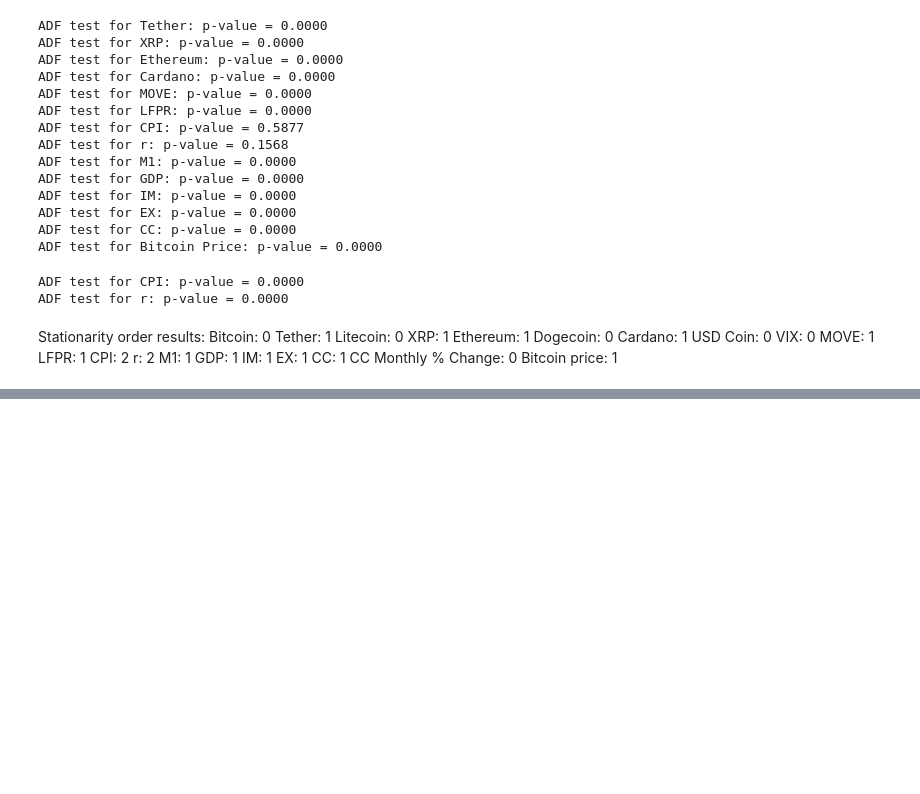
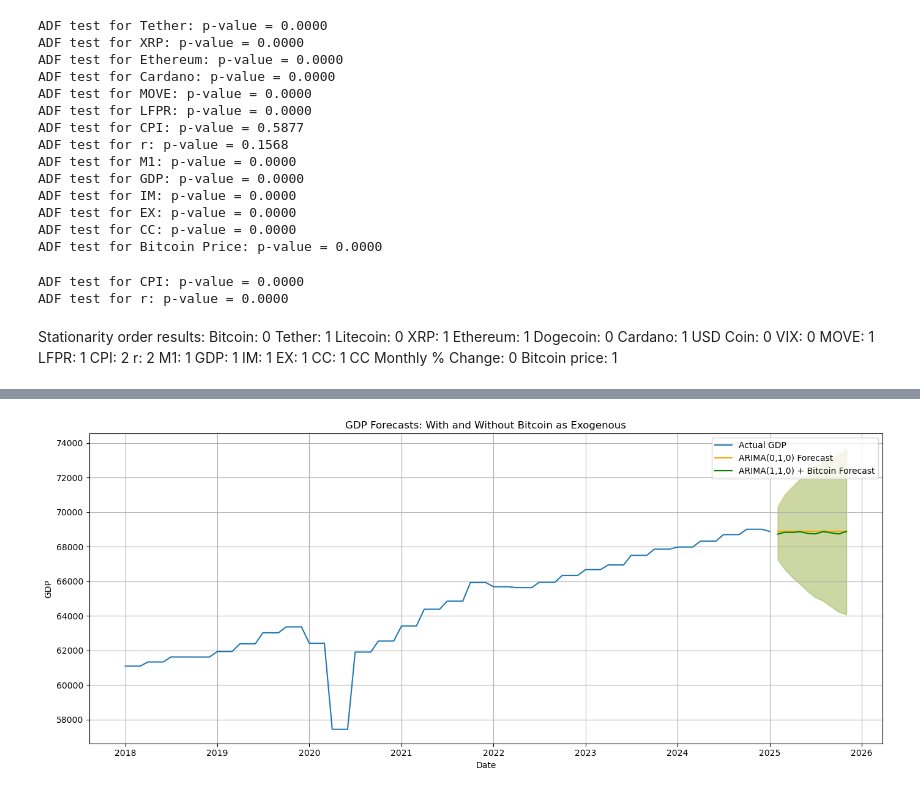
Before and after one commit to tianyishen701/CryptoMacroecon-Prediction-CSUREMM, a Jupyter notebook: Differencing Determination.ipynb, the cells around one changed output, grey strips where cells are left out. Drawn from its saved outputs; the diff is of its cells as text; code cells hidden in the pictures; blank space fills up the shorter version.

```diff
--- a/Differencing Determination.ipynb
+++ b/Differencing Determination.ipynb
@@ -137,0 +163,48 @@ var_data = df[var_columns].dropna()
+# %%
+import matplotlib.pyplot as plt
+from statsmodels.tsa.arima.model import ARIMA
+
+# --- 1. Prepare data ---
+df['D1_GDP'] = df['GDP'].diff()
+df['D1_Bitcoin'] = df['Bitcoin'].diff()
+df_clean = df.dropna(subset=['D1_GDP', 'D1_Bitcoin'])
+
+# --- 2. Fit ARIMA(0,1,0) GDP only ---
+model_gdp = ARIMA(df_clean['GDP'], order=(0,1,0))
+results_gdp = model_gdp.fit()
+
+# --- 3. Fit ARIMA(1,1,0) GDP with Bitcoin as exog ---
+model_gdp_exog = ARIMA(df_clean['GDP'], order=(1,1,0), exog=df_clean[['D1_Bitcoin']])
+results_gdp_exog = model_gdp_exog.fit()
+
+# --- 4. Forecast ahead (same horizon) ---
+n_forecast = 10
+
+forecast_gdp = results_gdp.get_forecast(steps=n_forecast)
+forecast_gdp_exog = results_gdp_exog.get_forecast(steps=n_forecast, exog=df_clean[['D1_Bitcoin']].iloc[-n_forecast:])
+
+# --- 5. Plotting ---
+plt.figure(figsize=(14,6))
+plt.plot(df_clean.index, df_clean['GDP'], label='Actual GDP')
+
+# GDP-only forecast
+plt.plot(forecast_gdp.predicted_mean.index, forecast_gdp.predicted_mean, label='ARIMA(0,1,0) Forecast', color='orange')
+plt.fill_between(forecast_gdp_ci := forecast_gdp.conf_int().index,
+                 forecast_gdp.conf_int().iloc[:, 0],
+                 forecast_gdp.conf_int().iloc[:, 1], color='orange', alpha=0.2)
+
+# With Bitcoin
+plt.plot(forecast_gdp_exog.predicted_mean.index, forecast_gdp_exog.predicted_mean, label='ARIMA(1,1,0) + Bitcoin Forecast', color='green')
+plt.fill_between(forecast_gdp_exog_ci := forecast_gdp_exog.conf_int().index,
+                 forecast_gdp_exog.conf_int().iloc[:, 0],
+                 forecast_gdp_exog.conf_int().iloc[:, 1], color='green', alpha=0.2)
+
+plt.title('GDP Forecasts: With and Without Bitcoin as Exogenous')
+plt.legend()
+plt.xlabel('Date')
+plt.ylabel('GDP')
+plt.grid(True)
+plt.tight_layout()
+plt.show()
+# %% [output]
+[figure, added]
```
Also changed, not shown: parts of 1 cell of this notebook.
